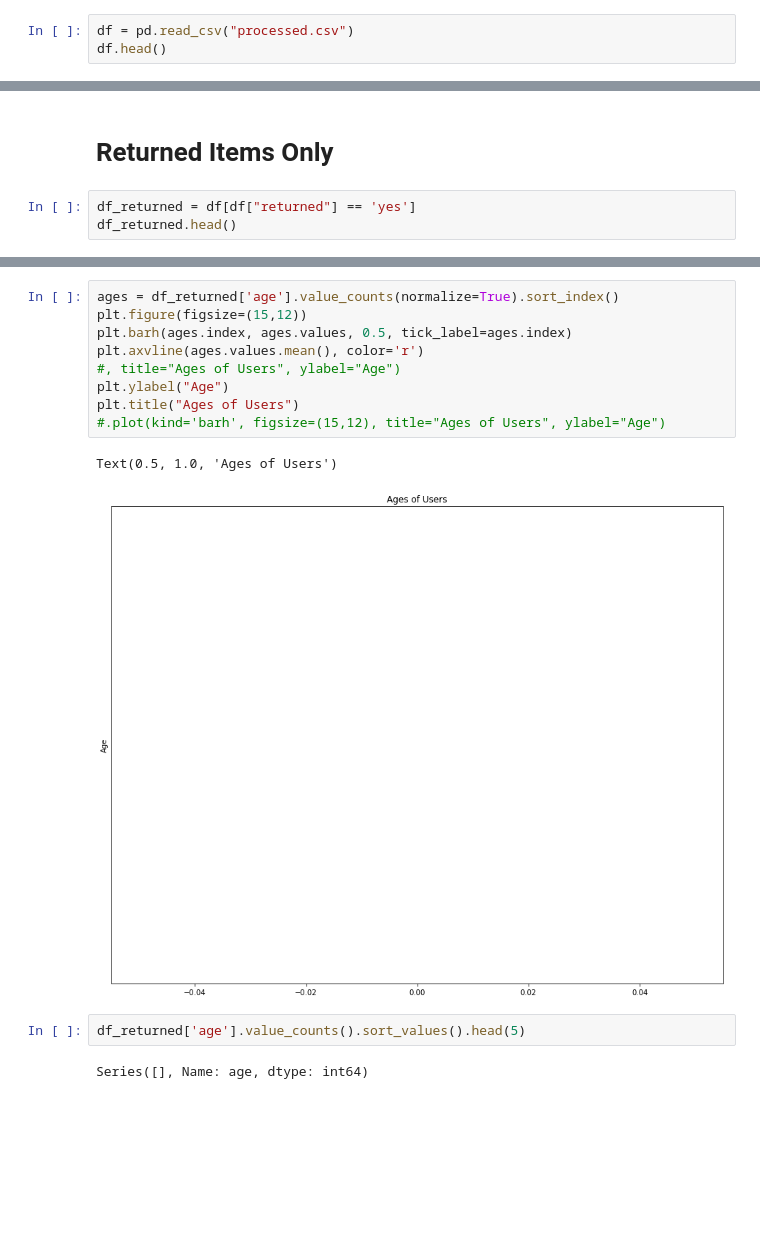
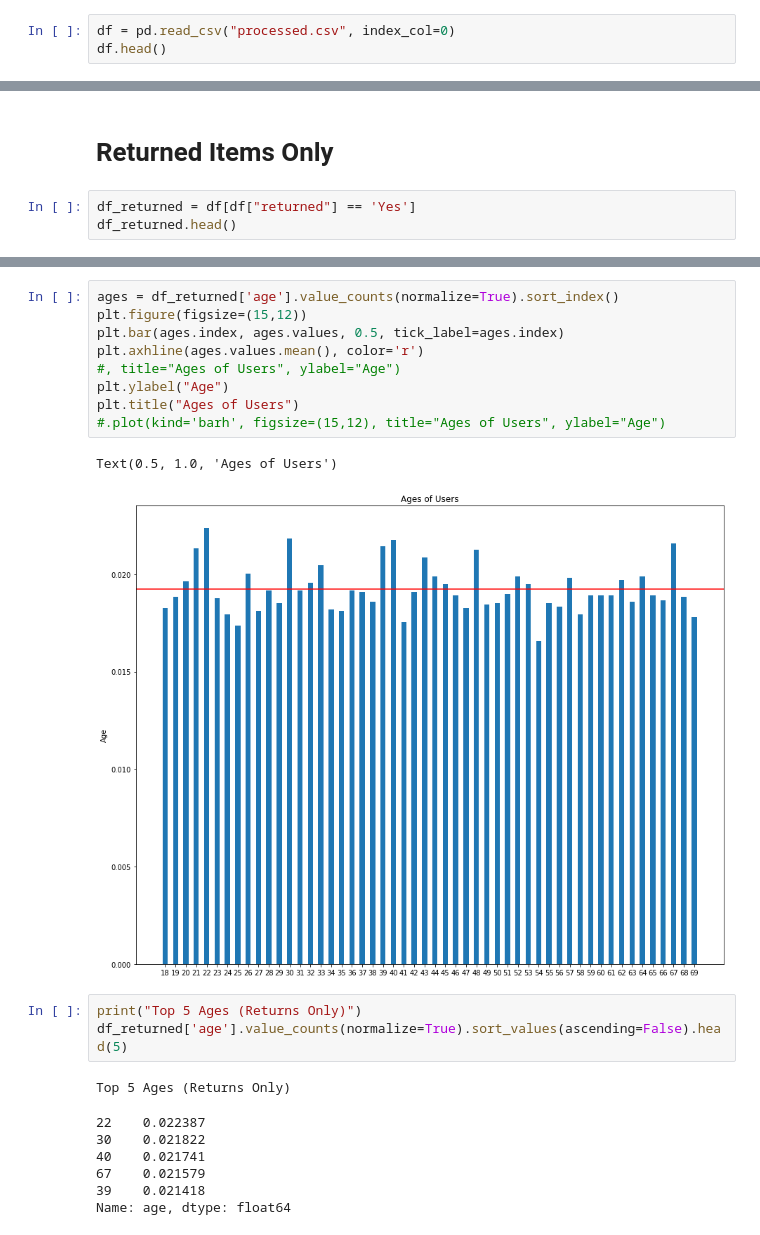
Before and after one commit to s-callejo/AI-Academy-capstone-project-team2, a Jupyter notebook: eda.ipynb, the cells around one changed output, grey strips where cells are left out. Cells and saved outputs as stored; diff of their text form; blank space fills up the shorter version.

```diff
--- a/eda.ipynb
+++ b/eda.ipynb
@@ -3,6 +5,6 @@ import pandas as pd
 import numpy as np
 import matplotlib.pyplot as plt
 # %%
-df = pd.read_csv("processed.csv")
+df = pd.read_csv("processed.csv", index_col=0)
 df.head()
 # %% [output]
@@ -78,6 +118,6 @@ df['country'].value_counts(normalize=True).plot(kind='barh', title="Country", fi
 # %% [markdown]
 # Returned Items Only
 # %%
-df_returned = df[df["returned"] == 'yes']
+df_returned = df[df["returned"] == 'Yes']
 df_returned.head()
 # %% [output]
@@ -85,16 +132,23 @@ df_returned.head()
 # %%
 ages = df_returned['age'].value_counts(normalize=True).sort_index()
 plt.figure(figsize=(15,12))
-plt.barh(ages.index, ages.values, 0.5, tick_label=ages.index)
-plt.axvline(ages.values.mean(), color='r')
+plt.bar(ages.index, ages.values, 0.5, tick_label=ages.index)
+plt.axhline(ages.values.mean(), color='r')
 #, title="Ages of Users", ylabel="Age")
 plt.ylabel("Age")
 plt.title("Ages of Users")
 #.plot(kind='barh', figsize=(15,12), title="Ages of Users", ylabel="Age")
 # %% [output]
 Text(0.5, 1.0, 'Ages of Users')
-[figure, old version]
+[figure, new version]
 # %%
-df_returned['age'].value_counts().sort_values().head(5)
+print("Top 5 Ages (Returns Only)")
+df_returned['age'].value_counts(normalize=True).sort_values(ascending=False).head(5)
 # %% [output]
-Series([], Name: age, dtype: int64)
+Top 5 Ages (Returns Only)
+22    0.022387
+30    0.021822
+40    0.021741
+67    0.021579
+39    0.021418
+Name: age, dtype: float64
```
Also changed, not shown: parts of 38 cells of this notebook.
